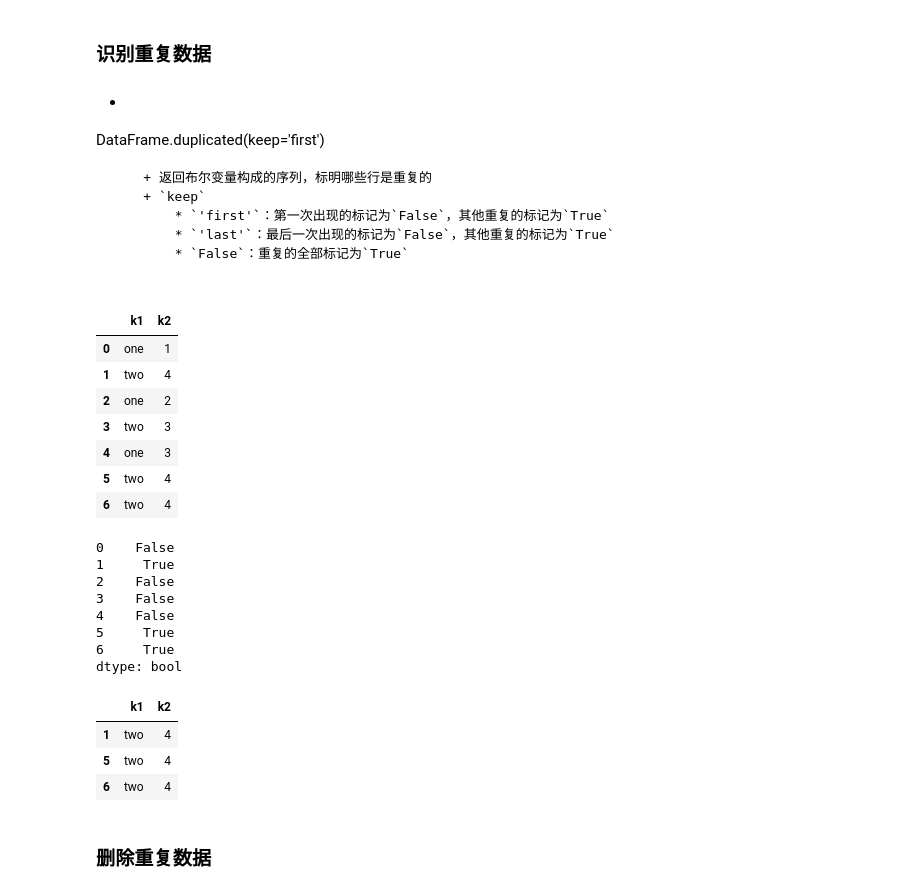
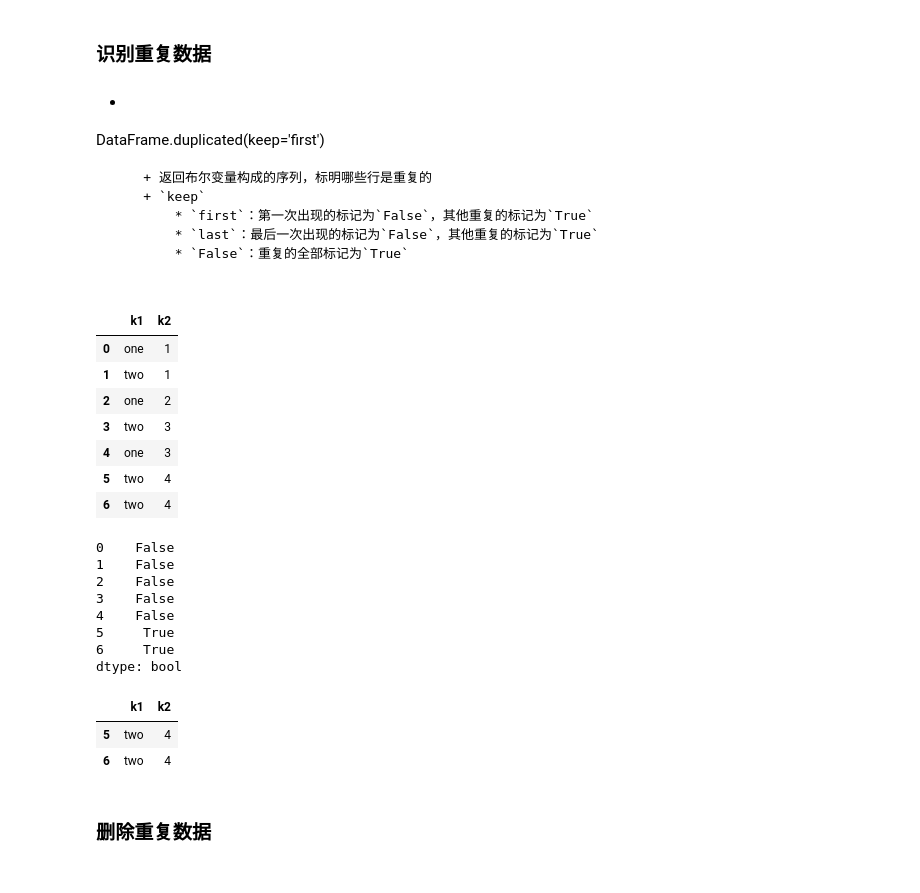
Before and after one commit to christinemu/biz-mining, a Jupyter notebook: DataExplore.ipynb, the cells around one changed output. Cells and saved outputs as stored; diff of their text form; code cells hidden in the pictures.

````diff
--- a/DataExplore.ipynb
+++ b/DataExplore.ipynb
@@ -1205,37 +1075,36 @@ DataFrame.duplicated(keep='first')
 ```
     + 返回布尔变量构成的序列，标明哪些行是重复的
     + `keep`
-        * `'first'`：第一次出现的标记为`False`，其他重复的标记为`True`
-        * `'last'`：最后一次出现的标记为`False`，其他重复的标记为`True`
+        * `first`：第一次出现的标记为`False`，其他重复的标记为`True`
+        * `last`：最后一次出现的标记为`False`，其他重复的标记为`True`
         * `False`：重复的全部标记为`True`
 # %%
-# df = pd.DataFrame({'k1': ['one', 'two'] * 3 + ['two'], 'k2': [1, 4, 2, 3, 3, 4, 4]})
+df = pd.DataFrame({'k1': ['one', 'two'] * 3 + ['two'], 'k2': [1, 1, 2, 3, 3, 4, 4]})
 df
-# df.duplicated(keep='last')
-# dup = df.duplicated(keep=False)
-dup
-df.loc[dup]
+df.duplicated(keep=False)
 # %% [output]
 |  | k1 | k2 |
 | 0 | one | 1 |
-| 1 | two | 4 |
+| 1 | two | 1 |
 | 2 | one | 2 |
 | 3 | two | 3 |
 | 4 | one | 3 |
 | 5 | two | 4 |
 | 6 | two | 4 |
 0    False
-1     True
+1    False
 2    False
 3    False
 4    False
 5     True
 6     True
 dtype: bool
-|  | k1 | k2 |
-| 1 | two | 4 |
-| 5 | two | 4 |
-| 6 | two | 4 |
+# %%
+df.loc[df.duplicated(keep=False),:]
+# %% [output]
+|  | k1 | k2 |
+| 5 | two | 4 |
+| 6 | two | 4 |
 # %% [markdown]
 ### 删除重复数据
 # %% [markdown]
````
Also changed, not shown: parts of 89 cells of this notebook, 4 other files.
